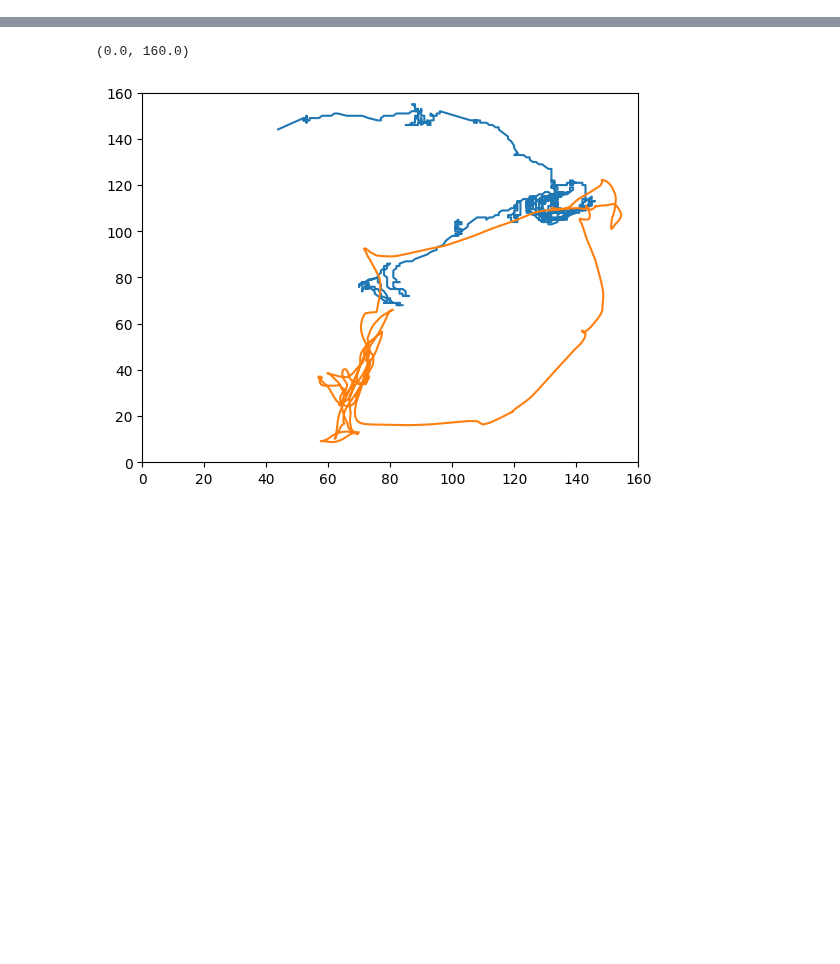
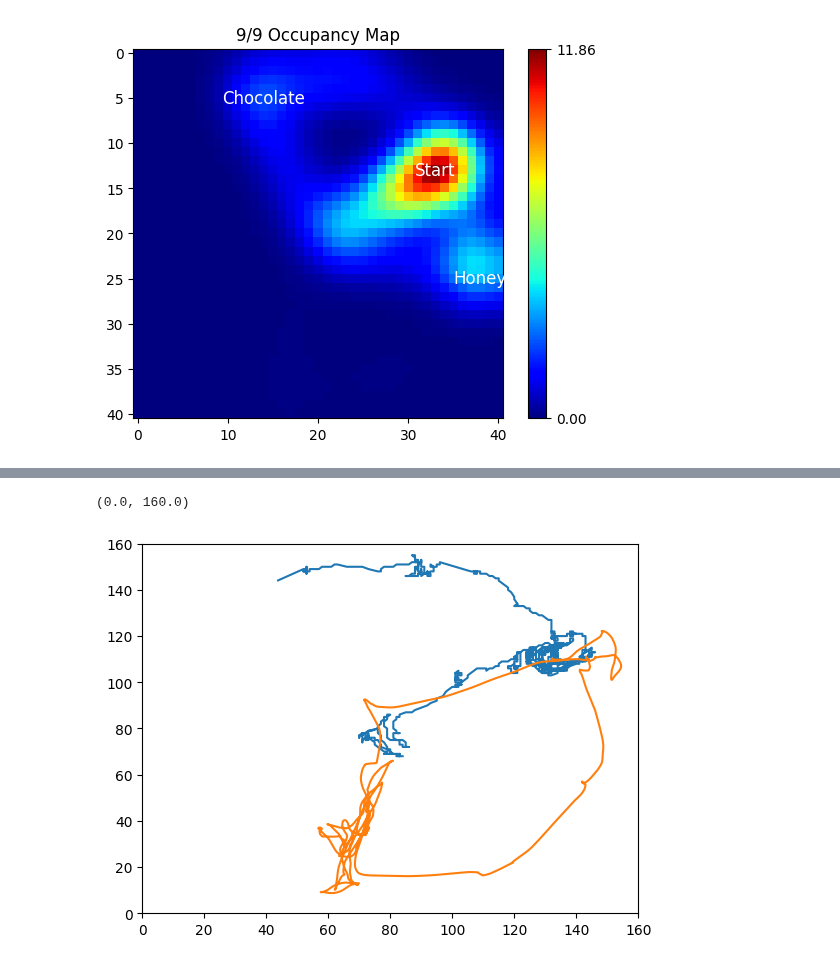
Before and after one commit to shauryagoyall/Andrea-Data, a Jupyter notebook: Calculate-Place-Map.ipynb, the cells around one changed output, grey strips where cells are left out. Saved outputs shown, nothing was run; the diff lists cells and outputs as text; code cells hidden in the pictures; blank space fills up the shorter version.

```diff
--- a/Calculate-Place-Map.ipynb
+++ b/Calculate-Place-Map.ipynb
@@ -445,0 +412,4 @@ for day in days:
+# %%
+    plot_map(placemap.occupancy, title = "9/9 Occupancy Map")
+# %% [output]
+[figure, added]
```
Also changed, not shown: parts of 9 cells of this notebook.
